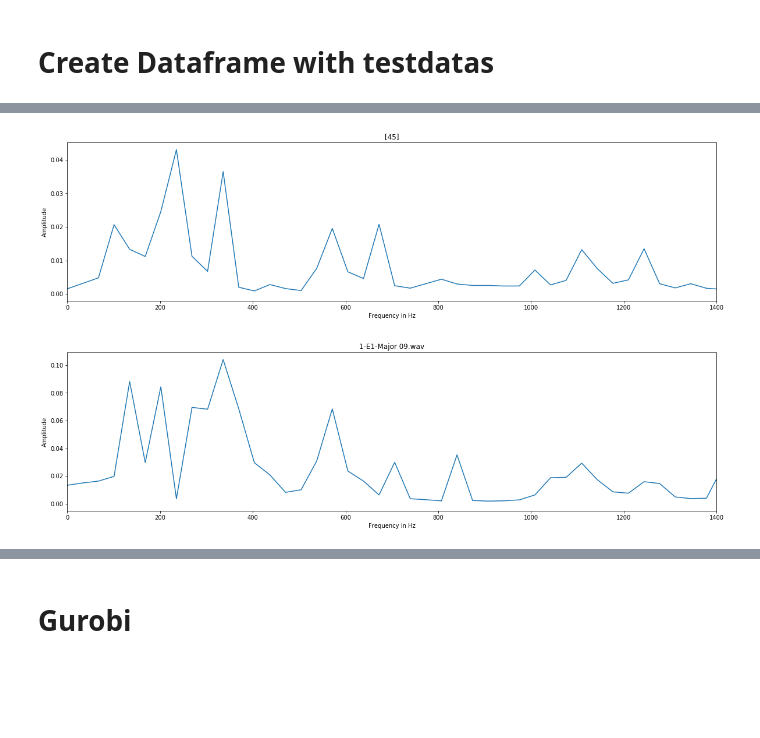
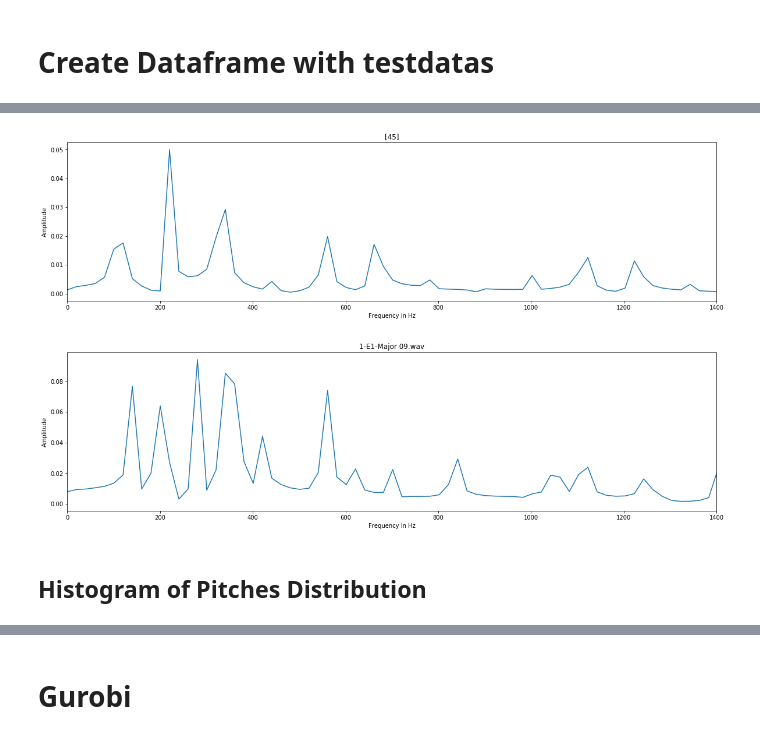
Before and after one commit to deiruch/AMt, a Jupyter notebook: AMt.ipynb, the cells around one changed output, grey strips where cells are left out. Drawn from its saved outputs; the diff is of its cells as text; code cells hidden in the pictures; blank space fills up the shorter version.

```diff
--- a/AMt.ipynb
+++ b/AMt.ipynb
@@ -183,7 +184,7 @@ def read_xml_to_df(path, df_cols, offset_sec, duration_sec, sampl_fac):
                                 # Calc FFT
                                 freq, fourier = new_fft(data_down, rate_down)
 
-                        elif elem == 'FFT':
+                        elif elem == 'Amplitude':
                             event_data.append(fourier)
 
                         elif elem == 'Freq':
@@ -257,11 +258,11 @@ def mono_poly_detection(events):
 # %%
 # Set audio snippets and sample compression
 offset_sec = 0.01
-duration_sec = 0.03
+duration_sec = 0.05
 sampl_fac = 4
 
 # Create empty Dataframe
-df_cols = ['dataset', 'audioFileName', 'pitch', 'onsetSec', 'FFT', 'Freq']
+df_cols = ['dataset', 'audioFileName', 'pitch', 'onsetSec', 'Amplitude', 'Freq']
 df_ref = pd.DataFrame(columns=df_cols)
 df_test = pd.DataFrame(columns=df_cols)
 # %% [markdown]
@@ -360,11 +361,13 @@ Wall time: 958 ms
 122 rows × 6 columns
 # %%
 pitch = 6
-plot_freq_domain(df_ref.Freq[pitch], df_ref.FFT[pitch], df_ref.pitch[pitch])
+plot_freq_domain(df_ref.Freq[pitch], df_ref.Amplitude[pitch], df_ref.pitch[pitch])
 # %% [output]
-[figure, old version]
+[figure, new version]
 # %%
 pitch = 87
-plot_freq_domain(df_test.Freq[pitch], df_test.FFT[pitch], df_test.audioFileName[pitch])
+plot_freq_domain(df_test.Freq[pitch], df_test.Amplitude[pitch], df_test.audioFileName[pitch])
 # %% [output]
-[figure, old version]
+[figure, new version]
+# %% [markdown]
+## Histogram of Pitches Distribution
```
Also changed, not shown: parts of 13 cells of this notebook.
